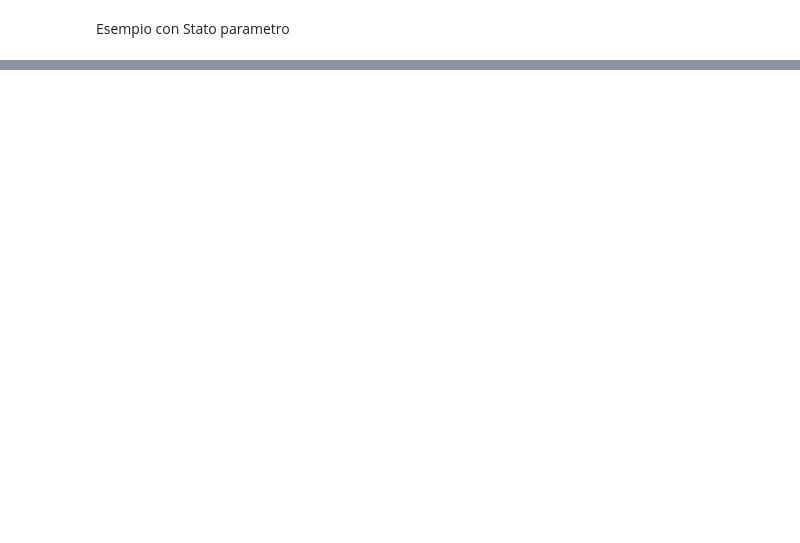
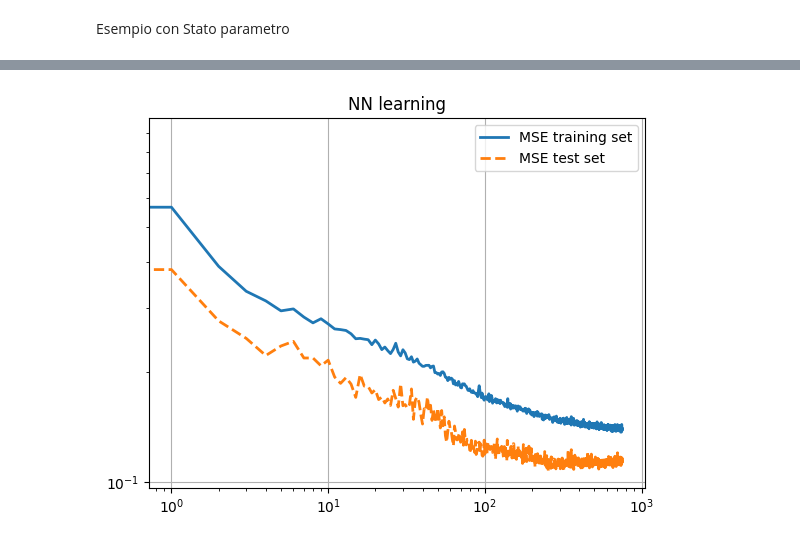
Before and after one commit to Adrianominora/Prevision, a Jupyter notebook: scripts/Prova_libreria.ipynb, the cells around one changed output, grey strips where cells are left out. Saved outputs shown, nothing was run; the diff lists cells and outputs as text; code cells hidden in the pictures; blank space fills up the shorter version.

```diff
--- a/scripts/Prova_libreria.ipynb
+++ b/scripts/Prova_libreria.ipynb
@@ -264,0 +339,13 @@ Text(0.5, 0, 'Prey [-]')
+# %%
+bc     = history.history['mean_squared_error']
+val_bc = history.history['val_mean_squared_error']
+
+plt.loglog(range(np.shape(bc)[0]),bc, linewidth=2,)
+plt.loglog(range(np.shape(val_bc)[0]),val_bc,'--', linewidth=2,)
+plt.title('NN learning')
+plt.grid(True)
+
+plt.legend(('MSE training set','MSE test set'))
+plt.show()
+# %% [output]
+[figure, added]
```
Also changed, not shown: parts of 7 cells of this notebook, 7 other files.
